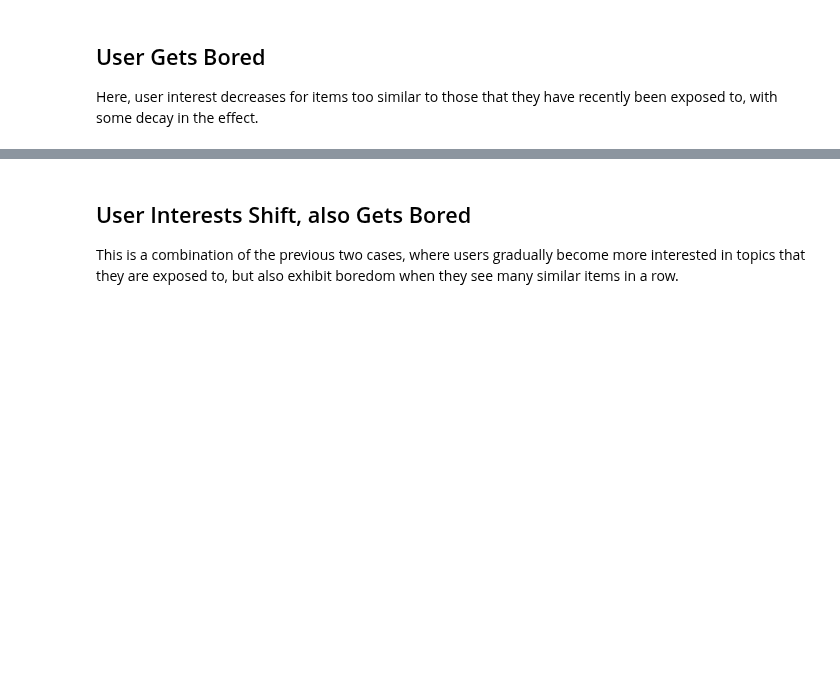
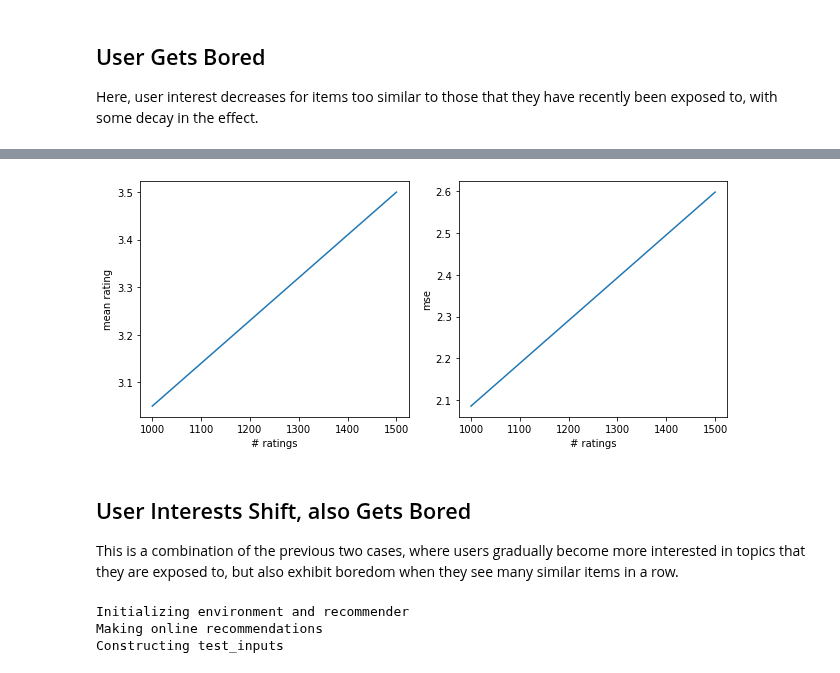
Before and after one commit to berkeley-reclab/RecLab, a Jupyter notebook: experiments/Levels-of-Dynamic-User-Behavior.ipynb, the cells around one changed output, grey strips where cells are left out. Drawn from its saved outputs; the diff is of its cells as text; code cells hidden in the pictures; blank space fills up the shorter version.

```diff
--- a/experiments/Levels-of-Dynamic-User-Behavior.ipynb
+++ b/experiments/Levels-of-Dynamic-User-Behavior.ipynb
@@ -133,14 +186,12 @@ plt.show()
 Here, user interest decreases for items too similar to those that they have recently been exposed to, with some decay in the effect.
 # %%
 if topics:
-    env = Topics(num_topics=10, num_users=num_users, num_items=num_items,
-             num_init_ratings=num_init_ratings, rating_frequency=rating_frequency,
-             memory_length=5, boredom_threshold=2, boredom_penalty=1.0)
+    params = {'num_topics': 10, 'memory_length': 5, 'boredom_threshold': 2,
+              'boredom_penalty': 1.0}
+    env = Topics(**params, **env_params)
 else:
-    env = LatentFactorBehavior(latent_dim=8, num_users=num_users, num_items=num_items,
-             num_init_ratings=num_init_ratings, rating_frequency=rating_frequency,
-             memory_length=5, boredom_threshold=0.5, boredom_penalty=1.0)
-
-env.seed(SEED)
-
-mean_ratings, mses = run_experiment(env)
+    params = {'latent_dim': 8, 'memory_length': 5, 'boredom_threshold': 0.5,
+              'boredom_penalty': 1.0}
+    env = LatentFactorBehavior(**params, **env_params)
+datafilename = 'boredom_'+env.name+'.npz'
+mean_ratings, mses = run_experiment(env, params, datafilename)
@@ -158,17 +212,23 @@ plt.show()
+# %%
+plot_ratings_mses(mean_ratings, mses)
+# %% [output]
+[figure, added]
 # %% [markdown]
 ## User Interests Shift, also Gets Bored
 
 This is a combination of the previous two cases, where users gradually become more interested in topics that they are exposed to, but also exhibit boredom when they see many similar items in a row.
 # %%
 if topics:
-    env = Topics(num_topics=10, num_users=num_users, num_items=num_items,
-             num_init_ratings=num_init_ratings, rating_frequency=rating_frequency,
-             topic_change=0.1, memory_length=5, boredom_threshold=2, boredom_penalty=1.0)
+    params = {'num_topics': 10, 'topic_change': 0.1, 'memory_length': 5,
+              'boredom_threshold': 2, 'boredom_penalty': 1.0}
+    env = Topics(**params, **env_params)
 else:
-    env = LatentFactorBehavior(latent_dim=8, num_users=num_users, num_items=num_items,
-             num_init_ratings=num_init_ratings, rating_frequency=rating_frequency,
-             affinity_change=0.1, memory_length=5, boredom_threshold=2, boredom_penalty=1.0)
-
-env.seed(SEED)
-
-mean_ratings, mses = run_experiment(env)
+    params = {'latent_dim': 8, 'affinity_change': 0.1, 'memory_length': 5,
+              'boredom_threshold': 0.5, 'boredom_penalty': 1.0}
+    env = LatentFactorBehavior(**params, **env_params)
+datafilename = 'boredom_and_interest_'+env.name+'.npz'
+mean_ratings, mses = run_experiment(env, params, datafilename)
+# %% [output]
+Initializing environment and recommender
+Making online recommendations
+Constructing test_inputs
```
Also changed, not shown: parts of 14 cells of this notebook, 3 other files.
